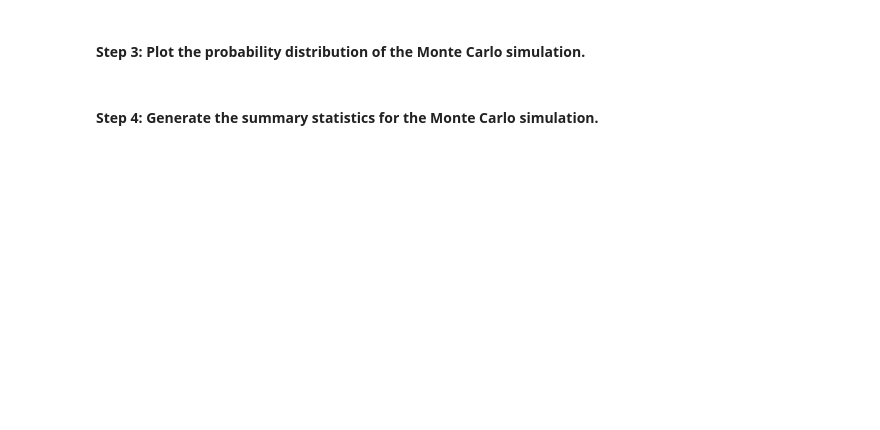
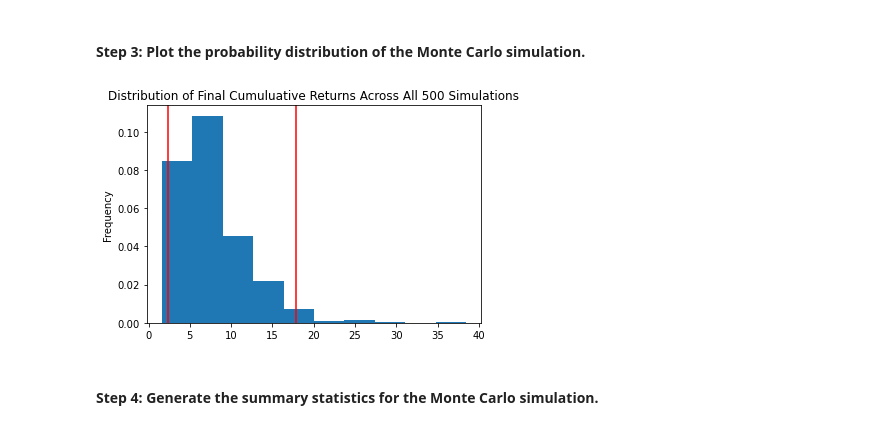
Before and after one commit to sidbetatester/financial_planner, a Jupyter notebook: financial_planning_tools.ipynb, the cells around one changed output. Drawn from its saved outputs; the diff is of its cells as text; code cells hidden in the pictures; blank space fills up the shorter version.

```diff
--- a/financial_planning_tools.ipynb
+++ b/financial_planning_tools.ipynb
@@ -500,7 +570,9 @@ In this section, you’ll use the MCForecastTools library to create a Monte Carl
 # %%
 # Visualize the probability distribution of the 30-year Monte Carlo simulation
 # by plotting a histogram
-# YOUR CODE HERE
+mc_simulation_distribution_plot = mc_simulation.plot_distribution()
+# %% [output]
+[figure, added]
 # %% [markdown]
 #### Step 4: Generate the summary statistics for the Monte Carlo simulation.
 # %%
```
Also changed, not shown: parts of 6 cells of this notebook.
